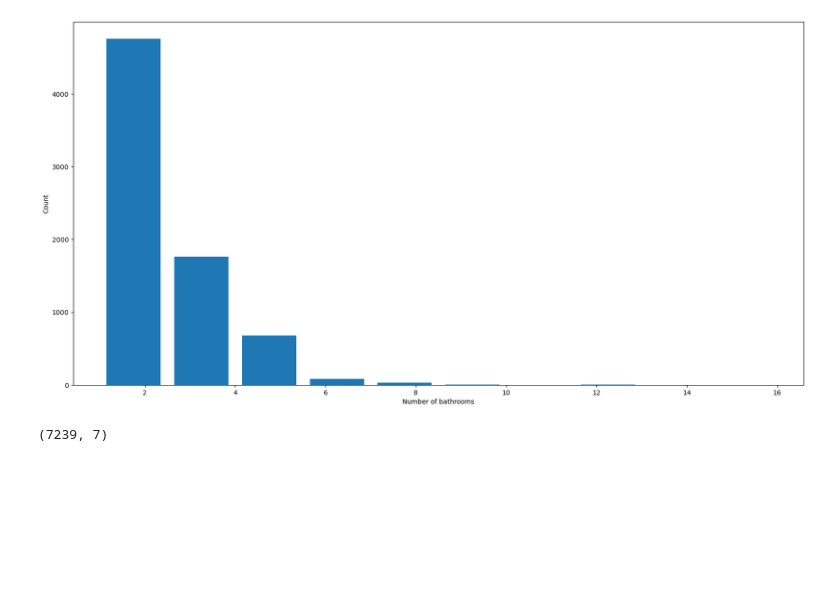
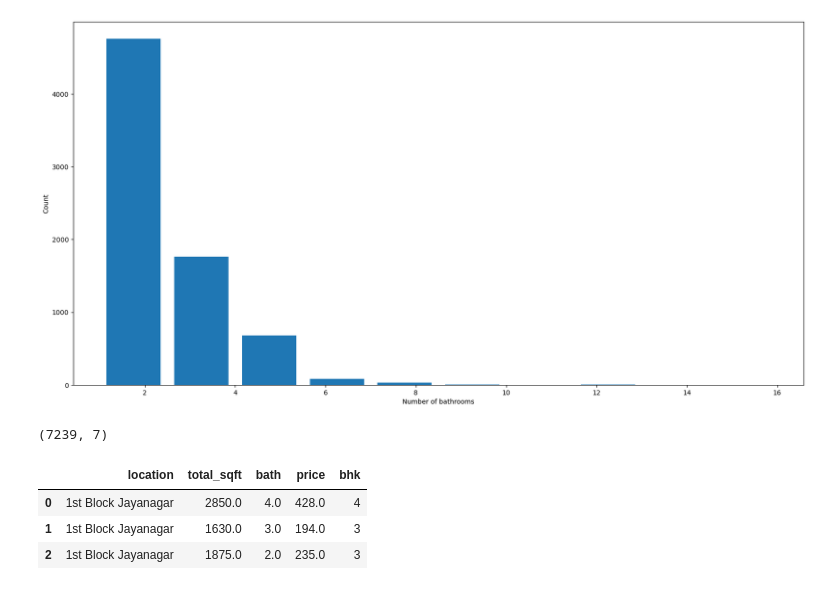
Before and after one commit to aka1sh/realestate, a Jupyter notebook: model/model.ipynb, the cells around one changed output. Drawn from its saved outputs; the diff is of its cells as text; code cells hidden in the pictures; blank space fills up the shorter version.

Commit message:
drop

```diff
--- a/model/model.ipynb
+++ b/model/model.ipynb
@@ -254,3 +254,12 @@ df9 = df8[df8.bath<df8.bhk+2]
 df9.shape
 # %% [output]
 (7239, 7)
+# %%
+#dropping
+df10 = df9.drop(['size','price_per_sqft'],axis='columns')
+df10.head(3)
+# %% [output]
+|  | location | total_sqft | bath | price | bhk |
+| 0 | 1st Block Jayanagar | 2850.0 | 4.0 | 428.0 | 4 |
+| 1 | 1st Block Jayanagar | 1630.0 | 3.0 | 194.0 | 3 |
+| 2 | 1st Block Jayanagar | 1875.0 | 2.0 | 235.0 | 3 |
```
